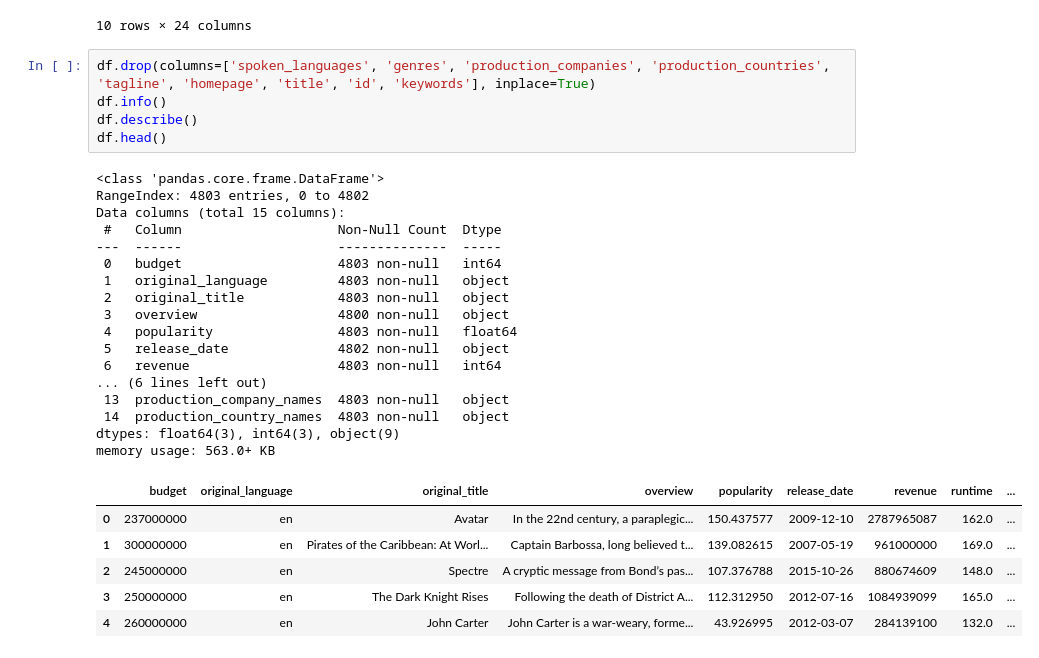
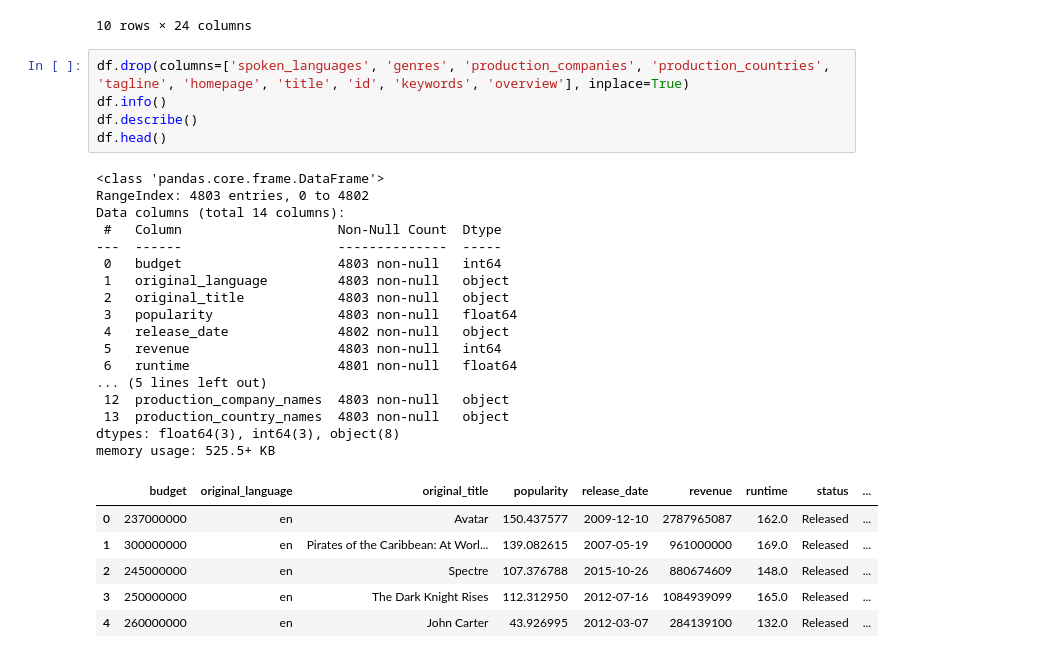
Before and after one commit to JojhanPerezArroyave/primerPoryectoInteligentes, a Jupyter notebook: primerProyecto.ipynb, the cells around one changed output. Saved outputs shown, nothing was run; the diff lists cells and outputs as text.

Commit message:
adding data transformations

```diff
--- a/primerProyecto.ipynb
+++ b/primerProyecto.ipynb
@@ -95,31 +95,31 @@ df.head(10)
 | 9 | 250000000 | [{'id': 28, 'name': 'Action'}, {'... | http://www.batmanvsupermandawnofj... | 209112 | [{'id': 849, 'name': 'dc comics'}... | en | Batman v Superman: Dawn of Justice | Fearing the actions of a god-like... | ... |
 10 rows × 24 columns
 # %%
-df.drop(columns=['spoken_languages', 'genres', 'production_companies', 'production_countries', 'tagline', 'homepage', 'title', 'id', 'keywords'], inplace=True)
+df.drop(columns=['spoken_languages', 'genres', 'production_companies', 'production_countries', 'tagline', 'homepage', 'title', 'id', 'keywords', 'overview'], inplace=True)
 df.info()
 df.describe()
 df.head()
 # %% [output]
 <class 'pandas.core.frame.DataFrame'>
 RangeIndex: 4803 entries, 0 to 4802
-Data columns (total 15 columns):
+Data columns (total 14 columns):
  #   Column                    Non-Null Count  Dtype
 ---  ------                    --------------  -----
  0   budget                    4803 non-null   int64
  1   original_language         4803 non-null   object
  2   original_title            4803 non-null   object
- 3   overview                  4800 non-null   object
- 4   popularity                4803 non-null   float64
- 5   release_date              4802 non-null   object
- 6   revenue                   4803 non-null   int64
-... (6 lines left out)
- 13  production_company_names  4803 non-null   object
- 14  production_country_names  4803 non-null   object
-dtypes: float64(3), int64(3), object(9)
-memory usage: 563.0+ KB
+ 3   popularity                4803 non-null   float64
+ 4   release_date              4802 non-null   object
+ 5   revenue                   4803 non-null   int64
+ 6   runtime                   4801 non-null   float64
+... (5 lines left out)
+ 12  production_company_names  4803 non-null   object
+ 13  production_country_names  4803 non-null   object
+dtypes: float64(3), int64(3), object(8)
+memory usage: 525.5+ KB
-|  | budget | original_language | original_title | overview | popularity | release_date | revenue | runtime | ... |
-| 0 | 237000000 | en | Avatar | In the 22nd century, a paraplegic... | 150.437577 | 2009-12-10 | 2787965087 | 162.0 | ... |
-| 1 | 300000000 | en | Pirates of the Caribbean: At Worl... | Captain Barbossa, long believed t... | 139.082615 | 2007-05-19 | 961000000 | 169.0 | ... |
-| 2 | 245000000 | en | Spectre | A cryptic message from Bond’s pas... | 107.376788 | 2015-10-26 | 880674609 | 148.0 | ... |
-| 3 | 250000000 | en | The Dark Knight Rises | Following the death of District A... | 112.312950 | 2012-07-16 | 1084939099 | 165.0 | ... |
-| 4 | 260000000 | en | John Carter | John Carter is a war-weary, forme... | 43.926995 | 2012-03-07 | 284139100 | 132.0 | ... |
+|  | budget | original_language | original_title | popularity | release_date | revenue | runtime | status | ... |
+| 0 | 237000000 | en | Avatar | 150.437577 | 2009-12-10 | 2787965087 | 162.0 | Released | ... |
+| 1 | 300000000 | en | Pirates of the Caribbean: At Worl... | 139.082615 | 2007-05-19 | 961000000 | 169.0 | Released | ... |
+| 2 | 245000000 | en | Spectre | 107.376788 | 2015-10-26 | 880674609 | 148.0 | Released | ... |
+| 3 | 250000000 | en | The Dark Knight Rises | 112.312950 | 2012-07-16 | 1084939099 | 165.0 | Released | ... |
+| 4 | 260000000 | en | John Carter | 43.926995 | 2012-03-07 | 284139100 | 132.0 | Released | ... |
```
Also changed, not shown: parts of 3 cells of this notebook.
